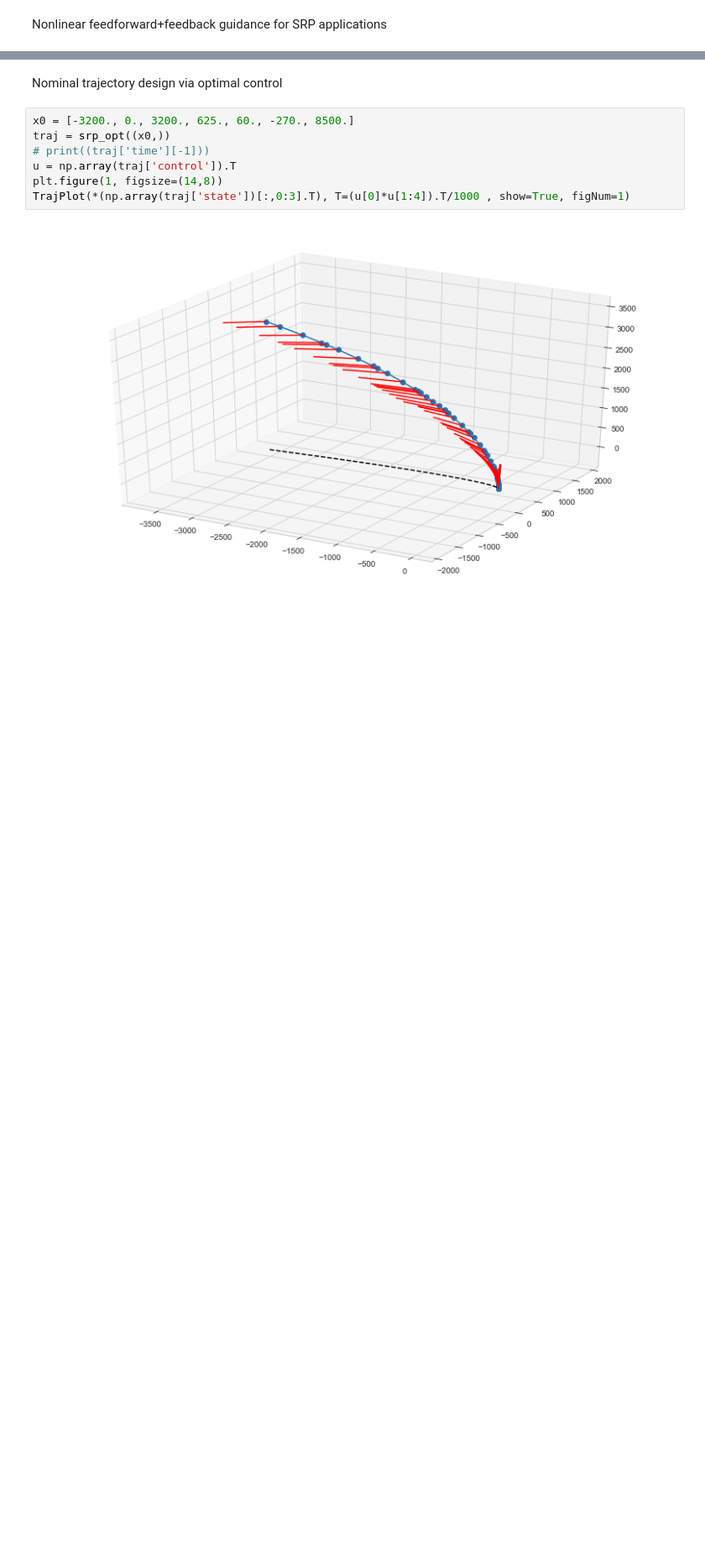
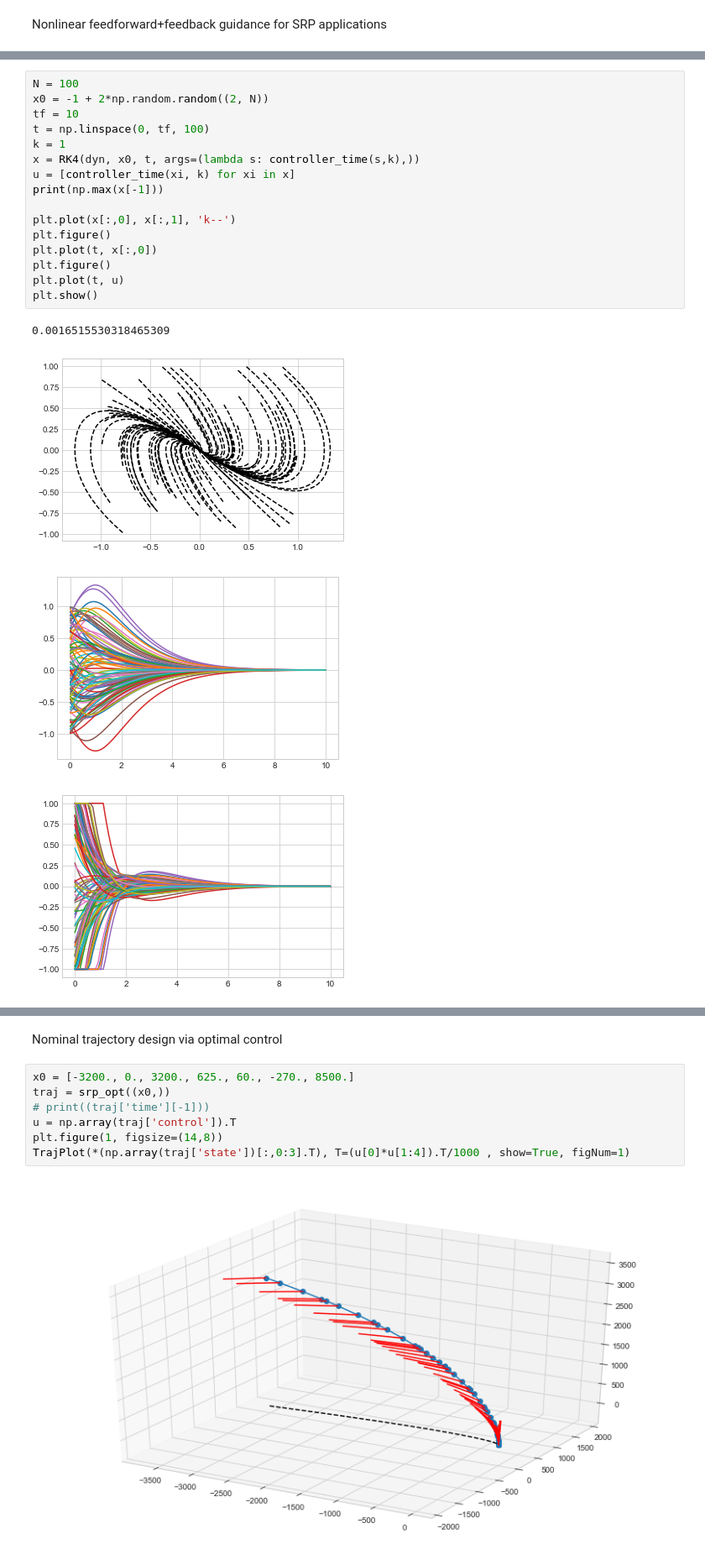
Before and after one commit to CDNoyes/EDL-Py, a Jupyter notebook: Feedback.ipynb, the cells around one changed output, grey strips where cells are left out. Shown at 84% size. Cells and saved outputs as stored; diff of their text form; blank space fills up the shorter version.

```diff
--- a/Feedback.ipynb
+++ b/Feedback.ipynb
@@ -13,3 +142,24 @@ from EntryGuidance.TrajPlot import TrajPlot
+# %%
+N = 100
+x0 = -1 + 2*np.random.random((2, N))
+tf = 10
+t = np.linspace(0, tf, 100)
+k = 1
+x = RK4(dyn, x0, t, args=(lambda s: controller_time(s,k),))
+u = [controller_time(xi, k) for xi in x]
+print(np.max(x[-1]))
+
+plt.plot(x[:,0], x[:,1], 'k--')
+plt.figure()
+plt.plot(t, x[:,0])
+plt.figure()
+plt.plot(t, u)
+plt.show()
+# %% [output]
+0.0016515530318465309
+[figure, added]
+[figure, added]
+[figure, added]
 # %%
 # Finite time stabilization of double integrator
 def dyn(x, t, alpha):
```
Also changed, not shown: parts of 6 cells of this notebook.
